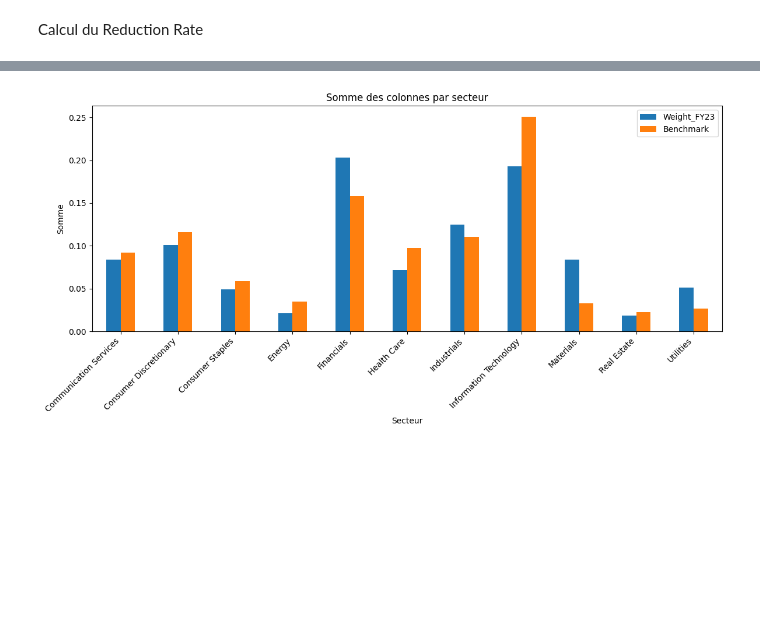
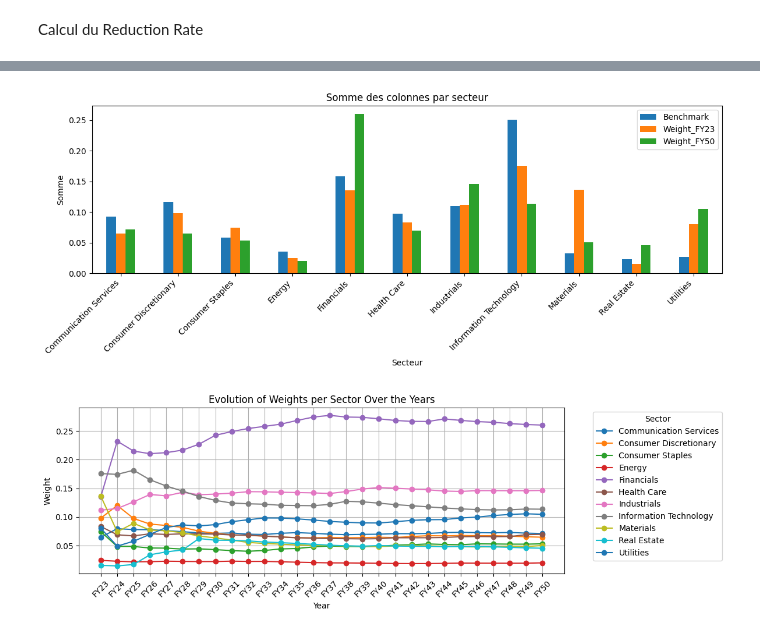
Before and after one commit to MoutetMaxime/net-zero-portfolio, a Jupyter notebook: optimization.ipynb, the cells around one changed output, grey strips where cells are left out. Cells and saved outputs as stored; diff of their text form; code cells hidden in the pictures; blank space fills up the shorter version.

```diff
--- a/optimization.ipynb
+++ b/optimization.ipynb
@@ -9,7 +9,8 @@ Il faut remplir le code suivant avec ce qu'on a calculé dans les autres fichier
 # %%
 sigma = np.load("data/cov_matrix_sigma.npy")
 CI = pd.read_csv("data/CarbonIntensity.csv")
-CI0 = CI["CI_Scope12_FY23"].values.reshape(-1, 1)
+#CI0 = CI["CI_Scope12_FY23"].values.reshape(-1, 1)
+CI0 = CI["CARBON_EMISSIONS_SCOPE_12_FY23"].values.reshape(-1, 1)
 bench = (CI["Weight"].values / CI["Weight"].sum()).reshape(-1, 1)
 # %% [markdown]
 J'ai pris le problème le plus simple avec le moins de contrainte (min 1/2(x-b)Tsigma(x-b) avec comme contraintes la carbone intensity, et le bail C0 des long only constraints [x entre 0 et 1 et qui se somme à 1])
@@ -68,9 +69,9 @@ for year in range(len(R_)):
     R = R_[year]
     ye = 23+year
     print(ye)
-    column = "CI_Scope12_FY"+str(ye)
+    column = "CARBON_EMISSIONS_SCOPE_12_FY"+str(ye)
+    #column = "CI_Scope12_FY"+str(ye)
     CI_year = CI[column].values.reshape(-1, 1)
-    CI_year[CI_year < 0] = 0 # pb de carbon intensity négatives qui empechent l'algo de converger quand on met les valeurs négatives à 0 ça tourne
     y = solve(
         Q = sigma,
         p = None,
@@ -86,7 +87,6 @@ for year in range(len(R_)):
     x_list.append(x)
     name_col = "Weight_FY"+str(ye)
     CI[name_col] = x
-    print(x.sum())
     tracking_error = 0.5 * y.T @ sigma @ y
     te.append(tracking_error)
 # %% [output]
@@ -127,22 +106,22 @@ for year in range(len(R_)):
 # %%
 CI["benchmark"] = bench
-grouped = CI.groupby("GICS_SECTOR")[["Weight_FY25", "benchmark"]].sum()
+grouped = CI.groupby("GICS_SECTOR")[[ "benchmark","Weight_FY23","Weight_FY50"]].sum()
 
 # Tracer l'histogramme
 grouped.plot(
     kind="bar",
-    figsize=(12, 6),
+    figsize=(12, 5),
     stacked=False,  # Changez en True pour un histogramme empilé
 )
 plt.title("Somme des colonnes par secteur")
 plt.xlabel("Secteur")
 plt.ylabel("Somme")
 plt.xticks(rotation=45, ha="right")  # Rotation des étiquettes pour lisibilité
-plt.legend(["Weight_FY23", "Benchmark"], loc="upper right")  # Légende personnalisée
+plt.legend(["Benchmark","Weight_FY23", "Weight_FY50"], loc="upper right")  # Légende personnalisée
 plt.tight_layout()
 plt.show()
 # %% [output]
-[figure, old version]
+[figure, new version]
 # %%
 # Extract the columns related to weights over the years
 weight_columns = [col for col in CI.columns if col.startswith('Weight_FY')]
@@ -151,7 +130,7 @@ weight_columns = [col for col in CI.columns if col.startswith('Weight_FY')]
 sector_weights = CI.groupby('GICS_SECTOR')[weight_columns].sum()
 
 # Plot the evolution of weights per sector over the years
-sector_weights.T.plot(figsize=(14, 8), marker='o')
+sector_weights.T.plot(figsize=(12, 4), marker='o')
 plt.title('Evolution of Weights per Sector Over the Years')
 plt.xlabel('Year')
 plt.ylabel('Weight')
@@ -160,3 +139,5 @@ plt.xticks(ticks=range(len(weight_columns)), labels=[col.split('_')[-1] for col
 plt.grid(True)
 plt.tight_layout()
 plt.show()
+# %% [output]
+[figure, added]
```
Also changed, not shown: parts of 5 cells of this notebook.
